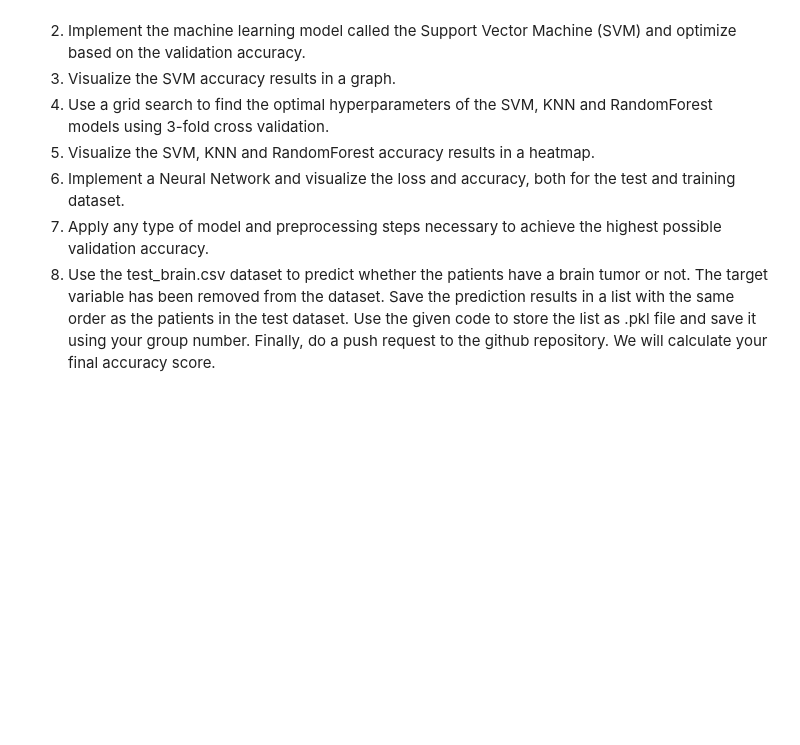
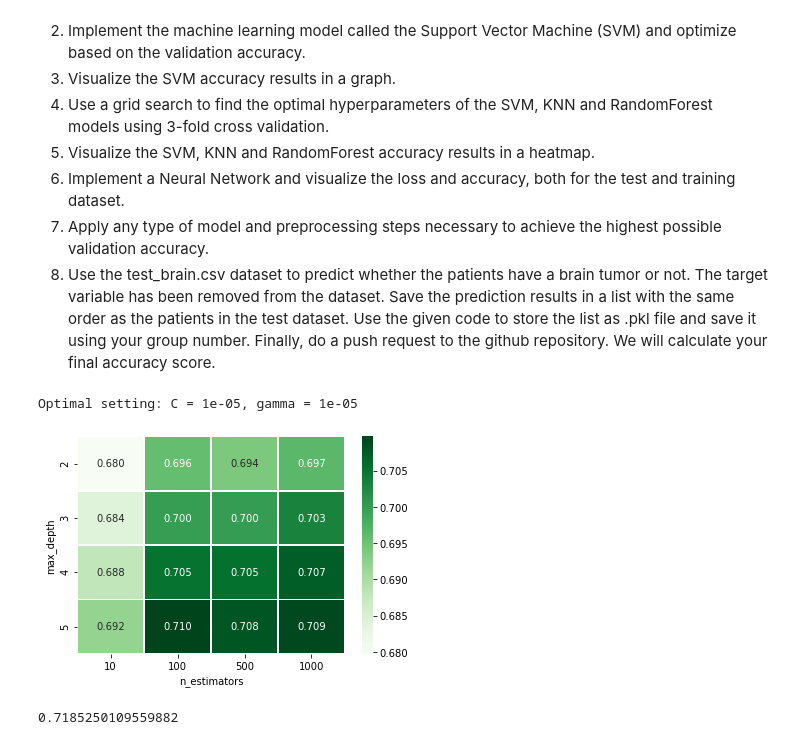
Before and after one commit to DatacationOrg/DatacationDay2021, a Jupyter notebook: Coding Challenge.ipynb, the cells around one changed output. Drawn from its saved outputs; the diff is of its cells as text; code cells hidden in the pictures; blank space fills up the shorter version.

Commit message:
Model Creation

```diff
--- a/Coding Challenge.ipynb
+++ b/Coding Challenge.ipynb
@@ -54,0 +153,8 @@ Visualize the SVM accuracy results in a graph.
+# %%
+# Retrieve optimal gamma value
+optimal_gamma = gamma_values[np.argmax(np.array(accuracies_gamma))]
+
+# Print optimal settings
+print(f'Optimal setting: C = {optimal_C}, gamma = {optimal_gamma}')
+# %% [output]
+Optimal setting: C = 1e-05, gamma = 1e-05
@@ -55,12 +179,55 @@ Visualize the SVM accuracy results in a graph.
+# %%
+######################################   EXERCISE 4   ######################################
+'''
+Use a grid search to find the optimal hyperparameters of the SVM, KNN and RandomForest models using 3-fold cross validation.
+'''
+
+# Make use of GridSearchCV: https://scikit-learn.org/stable/modules/generated/sklearn.model_selection.GridSearchCV.html
+# KNN: https://scikit-learn.org/stable/modules/generated/sklearn.neighbors.KNeighborsClassifier.html
+# RandomForest: https://scikit-learn.org/stable/modules/generated/sklearn.ensemble.RandomForestClassifier.html
+
+# Get subset of complete dataset
+Xs, _, ys, _ = train_test_split(X, y, test_size=0.99, stratify=y)
+
+# Set param grid
+param_grid = {'svc__C': [0.1, 1, 10, 100, 1000],
+              'svc__gamma': [0.0001, 0.001, 0.01, 0.1, 1]}
+
+# Create simple pipeline
+pipeline = simple_pipeline(X=Xs, clf=SVC())
+cvs = StratifiedKFold(n_splits=3, shuffle=True, random_state=0)
+grid = GridSearchCV(pipeline, param_grid=param_grid, cv=cvs, n_jobs=-1, scoring='roc_auc').fit(X,y)
+
+scores = grid.cv_results_['mean_test_score'].reshape(5, -1)
+
+heatmap(param_grid['svc__C'], param_grid['svc__gamma'], scores, 'C','gamma')
 # %%
 ######################################   EXERCISE 4   ######################################
 '''
 Use a grid search to find the optimal hyperparameters of the SVM, KNN and RandomForest models using 3-fold cross validation.
 '''
 
 # Make use of GridSearchCV: https://scikit-learn.org/stable/modules/generated/sklearn.model_selection.GridSearchCV.html
 # KNN: https://scikit-learn.org/stable/modules/generated/sklearn.neighbors.KNeighborsClassifier.html
 # RandomForest: https://scikit-learn.org/stable/modules/generated/sklearn.ensemble.RandomForestClassifier.html
+
+# Get subset of complete dataset
+Xs, _, ys, _ = train_test_split(X, y, test_size=0.99, stratify=y)
+
+# Set param grid
+param_grid = {'randomforestclassifier__n_estimators': [10, 100, 500, 1000],
+              'randomforestclassifier__max_depth': [2, 3, 4, 5]}
+
+# Create simple pipeline
+pipeline = simple_pipeline(X=Xs, clf=RandomForestClassifier())
+cvs = StratifiedKFold(n_splits=3, shuffle=True, random_state=0)
+grid = GridSearchCV(pipeline, param_grid=param_grid, cv=cvs, n_jobs=-1, scoring='roc_auc').fit(X,y)
+
+scores = grid.cv_results_['mean_test_score'].reshape(4, -1)
+
+heatmap(param_grid['randomforestclassifier__n_estimators'], param_grid['randomforestclassifier__max_depth'], scores, 'n_estimators','max_depth')
+# %% [output]
+[figure, added]
 # %%
 ######################################   EXERCISE 5   ######################################
 '''
@@ -74,4 +241,17 @@ Visualize the SVM, KNN and RandomForest accuracy results in a heatmap.
 Implement a basic Neural Network and visualize the loss and accuracy, both for the test and training dataset.
 '''
 
+from sklearn.neural_network import MLPClassifier
+
+X_train_s, _, y_train_s, _ = train_test_split(X_train, y_train, test_size=0.9, stratify=y_train, random_state=0)
+
 # Make use of the MLPClassifier: https://scikit-learn.org/stable/modules/generated/sklearn.neural_network.MLPClassifier.html#sklearn.neural_network.MLPClassifier
+clf = MLPClassifier(random_state=0, max_iter=300, hidden_layer_sizes=256).fit(X_train_s, y_train_s)
+
+y_pred = clf.predict(X_val)
+
+score = accuracy_score(y_true=y_val, y_pred=y_pred)
+
+print(score)
+# %% [output]
+0.7185250109559882
```
Also changed, not shown: parts of 15 cells of this notebook, 1 other file.
